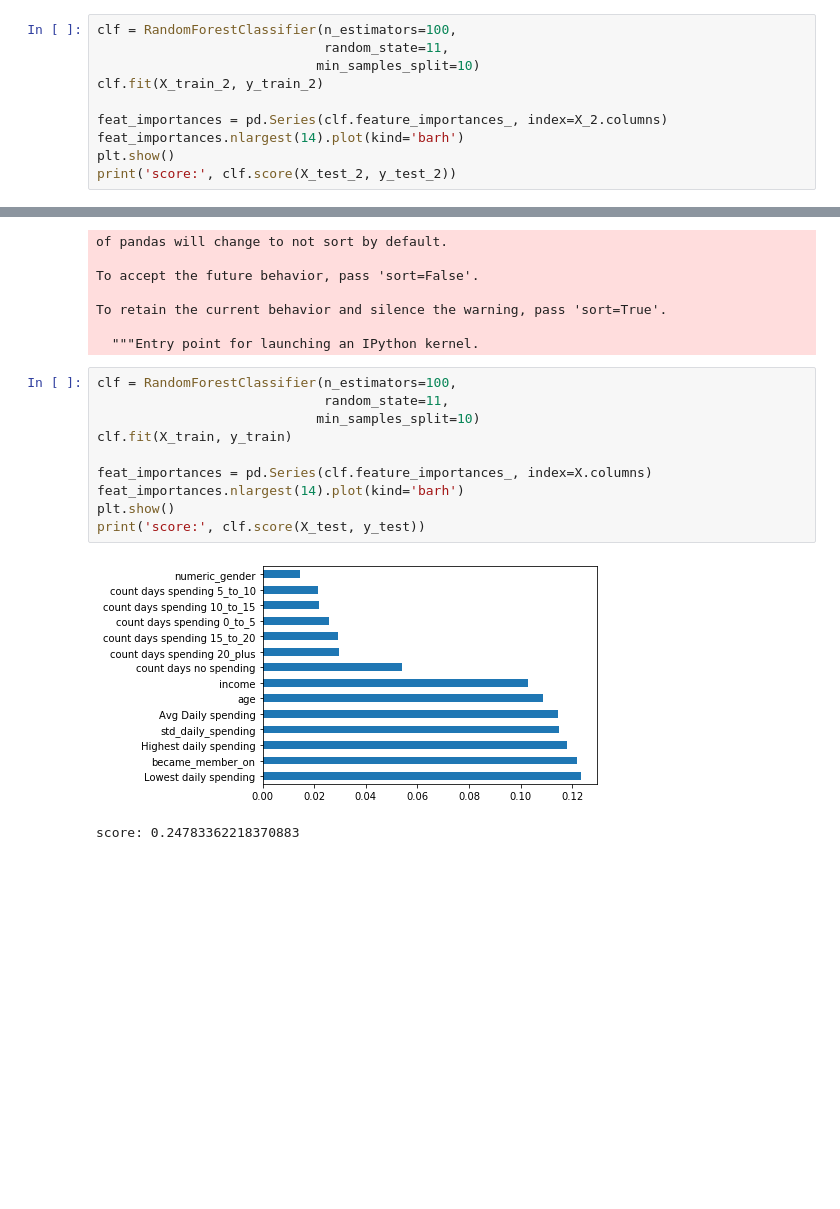
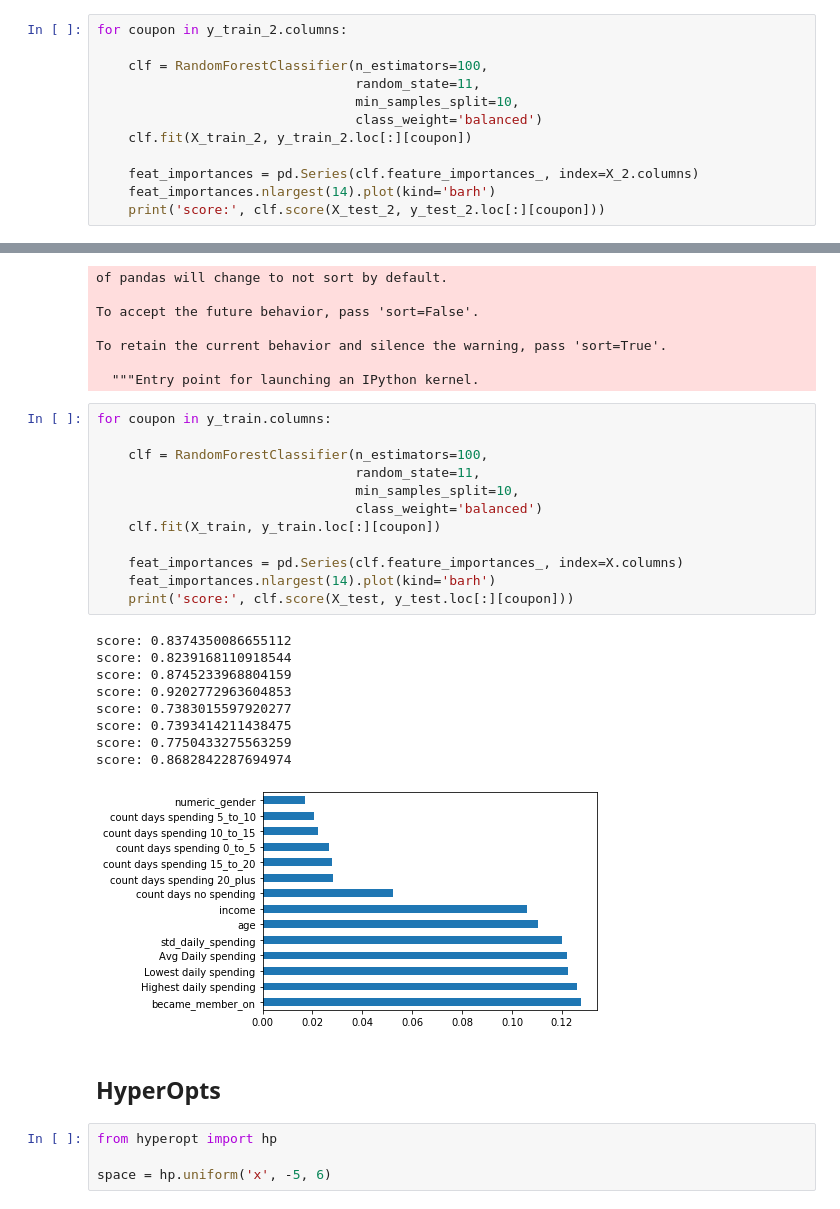
Before and after one commit to LeoYuanjieLi/starbucks_ml, a Jupyter notebook: Model_Training.ipynb, the cells around one changed output, grey strips where cells are left out. Cells and saved outputs as stored; diff of their text form; blank space fills up the shorter version.

Commit message:
hyperops

```diff
--- a/Model_Training.ipynb
+++ b/Model_Training.ipynb
@@ -65,13 +112,15 @@ score: 0.2467937608318891
 # %%
 X_train_2, X_test_2, y_train_2, y_test_2 = train_test_split(np.asarray(X_2), y, test_size=0.20, random_state=10)
 # %%
-clf = RandomForestClassifier(n_estimators=100,
-                             random_state=11,
-                            min_samples_split=10)
-clf.fit(X_train_2, y_train_2)
+for coupon in y_train_2.columns:
 
-feat_importances = pd.Series(clf.feature_importances_, index=X_2.columns)
-feat_importances.nlargest(14).plot(kind='barh')
-plt.show()
-print('score:', clf.score(X_test_2, y_test_2))
+    clf = RandomForestClassifier(n_estimators=100,
+                                 random_state=11,
+                                 min_samples_split=10,
+                                 class_weight='balanced')
+    clf.fit(X_train_2, y_train_2.loc[:][coupon])
+
+    feat_importances = pd.Series(clf.feature_importances_, index=X_2.columns)
+    feat_importances.nlargest(14).plot(kind='barh')
+    print('score:', clf.score(X_test_2, y_test_2.loc[:][coupon]))
 # %% [output]
@@ -91,15 +147,30 @@ To retain the current behavior and silence the warning, pass 'sort=True'.
 
   """Entry point for launching an IPython kernel.
 # %%
-clf = RandomForestClassifier(n_estimators=100,
-                             random_state=11,
-                            min_samples_split=10)
-clf.fit(X_train, y_train)
+for coupon in y_train.columns:
 
-feat_importances = pd.Series(clf.feature_importances_, index=X.columns)
-feat_importances.nlargest(14).plot(kind='barh')
-plt.show()
-print('score:', clf.score(X_test, y_test))
+    clf = RandomForestClassifier(n_estimators=100,
+                                 random_state=11,
+                                 min_samples_split=10,
+                                 class_weight='balanced')
+    clf.fit(X_train, y_train.loc[:][coupon])
+
+    feat_importances = pd.Series(clf.feature_importances_, index=X.columns)
+    feat_importances.nlargest(14).plot(kind='barh')
+    print('score:', clf.score(X_test, y_test.loc[:][coupon]))
 # %% [output]
+score: 0.8374350086655112
+score: 0.8239168110918544
+score: 0.8745233968804159
+score: 0.9202772963604853
+score: 0.7383015597920277
+score: 0.7393414211438475
+score: 0.7750433275563259
+score: 0.8682842287694974
-[figure, old version]
+[figure, new version]
-score: 0.24783362218370883
+# %% [markdown]
+## HyperOpts
+# %%
+from hyperopt import hp
+
+space = hp.uniform('x', -5, 6)
```
Also changed, not shown: parts of 8 cells of this notebook.
